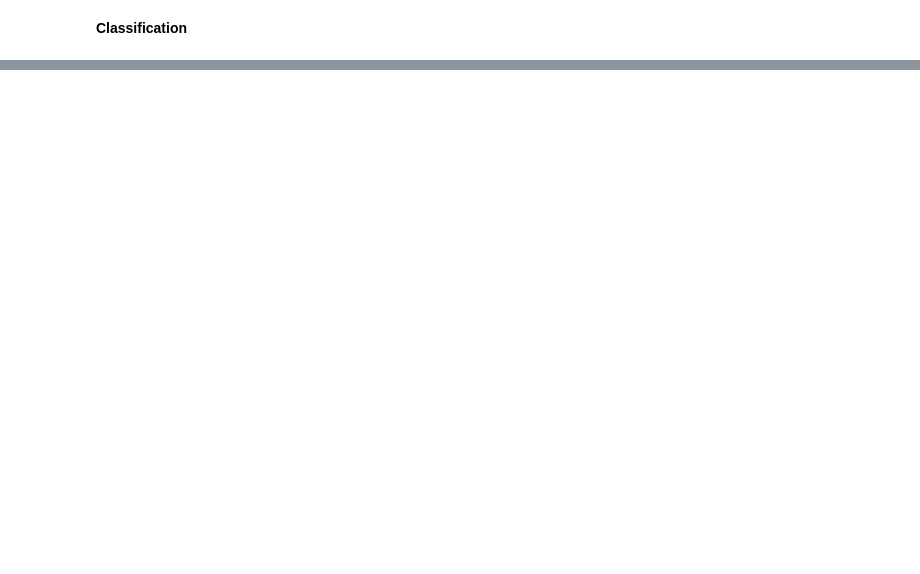
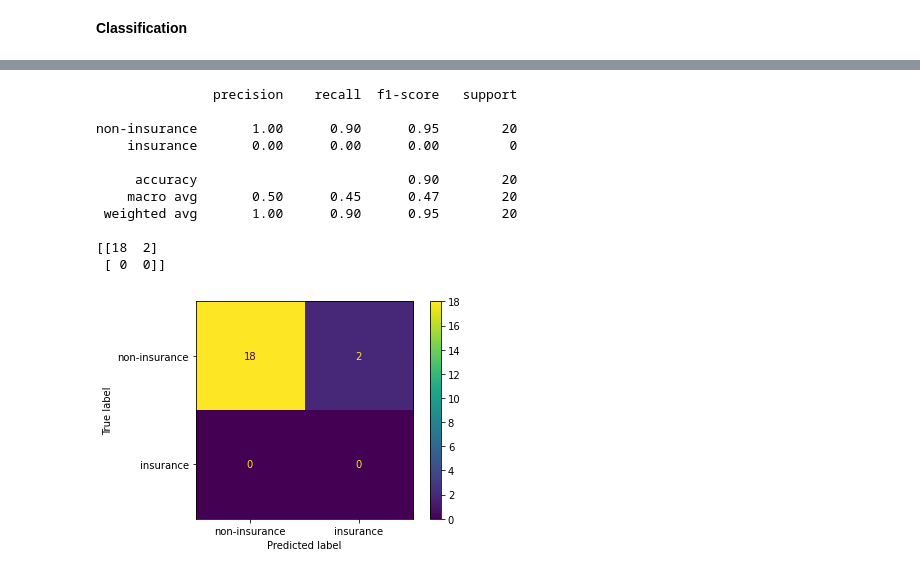
Before and after one commit to pentagramswheel/envisioning, a Jupyter notebook: classifier-and-sentiment/review_classifier.ipynb, the cells around one changed output, grey strips where cells are left out. Saved outputs shown, nothing was run; the diff lists cells and outputs as text; code cells hidden in the pictures; blank space fills up the shorter version.

```diff
--- a/classifier-and-sentiment/review_classifier.ipynb
+++ b/classifier-and-sentiment/review_classifier.ipynb
@@ -649,0 +901,15 @@ Xvals["insurance"]
+# %%
+classification_evaluate(y_true_val, y_predict_val)
+# %% [output]
+               precision    recall  f1-score   support
+
+non-insurance       1.00      0.90      0.95        20
+    insurance       0.00      0.00      0.00         0
+
+     accuracy                           0.90        20
+    macro avg       0.50      0.45      0.47        20
+ weighted avg       1.00      0.90      0.95        20
+
+[[18  2]
+ [ 0  0]]
+[figure, added]
```
Also changed, not shown: parts of 38 cells of this notebook, 4 other files.
